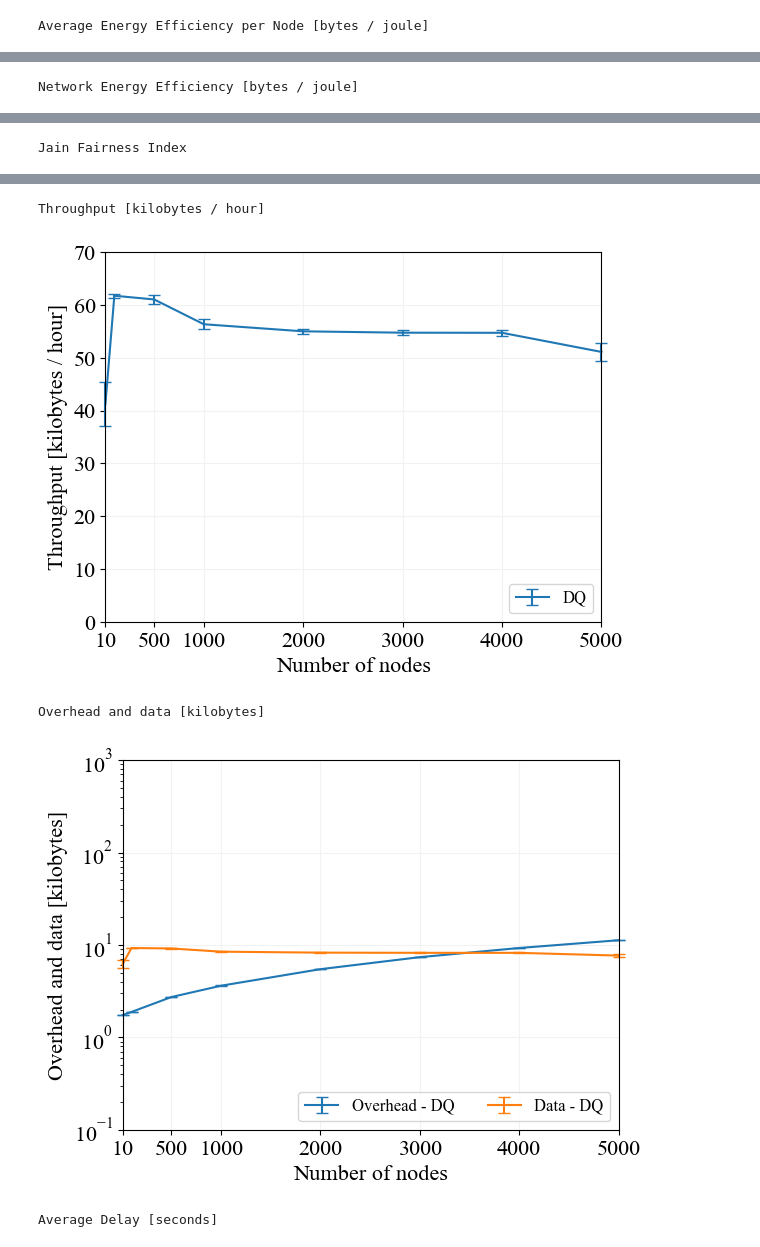
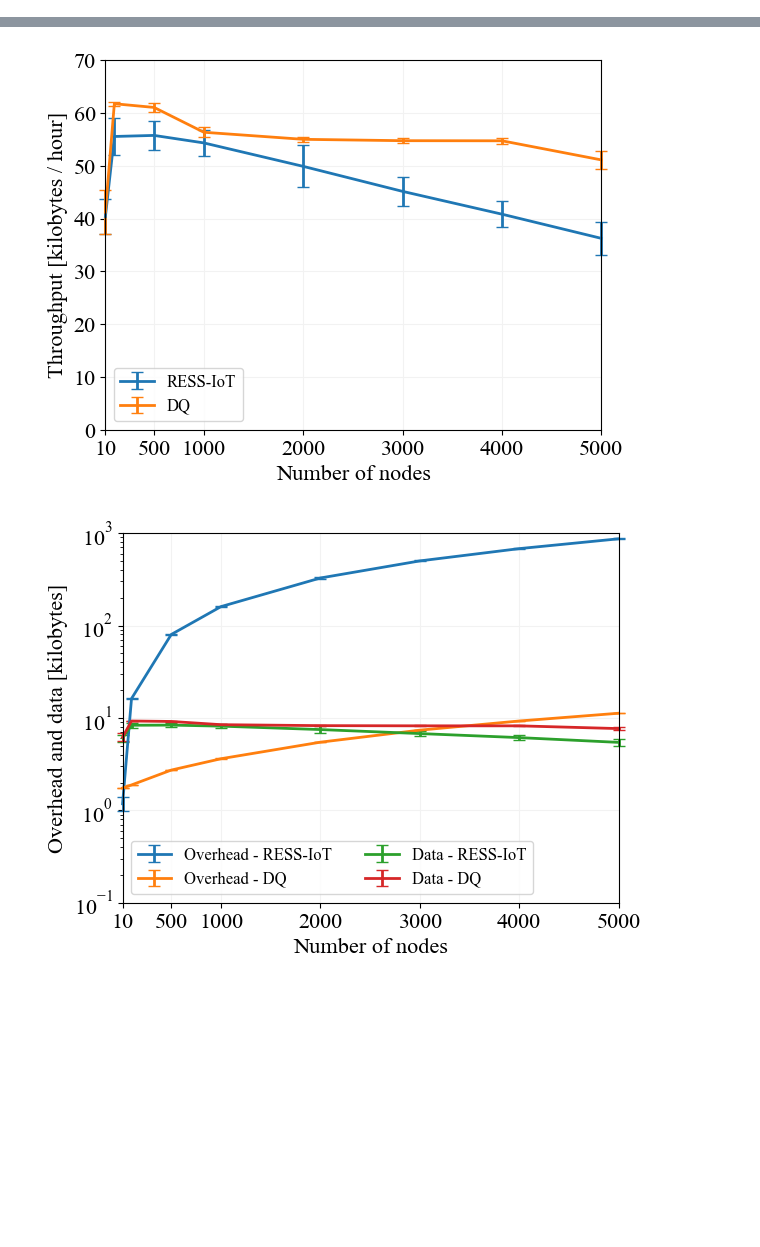
Before and after one commit to jason-gerard/DRAAF-pipeline, a Jupyter notebook: DRAAF_pipeline/workspaces/draaf_conference_workspace/client.ipynb, the cells around one changed output, grey strips where cells are left out. Cells and saved outputs as stored; diff of their text form; code cells hidden in the pictures; blank space fills up the shorter version.

```diff
--- a/DRAAF_pipeline/workspaces/draaf_conference_workspace/client.ipynb
+++ b/DRAAF_pipeline/workspaces/draaf_conference_workspace/client.ipynb
@@ -4,7 +4,7 @@ from DRAAF_pipeline.graph_manager import GraphManager, GenericPlotter
 from DRAAF_pipeline.metric_engine import MetricEngine
 # %%
 workspace_name = "draaf_conference_workspace"
-data_sources = ["DQ-m=9"]
+data_sources = ["RESS-IoT-wrx=7,alpha=0.125", "DQ-m=9"]
 node_counts = [10, 100, 500, 1000, 2000, 3000, 4000, 5000]
 # %%
 data_source_to_protocol = {
@@ -26,17 +30,17 @@ graph_manager = GraphManager(workspace_name)
 
 generic_plotter = GenericPlotter(graph_manager, data_sources, node_counts)
 
-generic_plotter.plot([MetricEngine.SATELLITE_ENERGY_EFFICIENCY], MetricEngine.SATELLITE_ENERGY_EFFICIENCY, [0, 400], False, legend_pos="lower right")
+generic_plotter.plot([MetricEngine.SATELLITE_ENERGY_EFFICIENCY], MetricEngine.SATELLITE_ENERGY_EFFICIENCY, [0, 400], False)
 
-generic_plotter.plot([MetricEngine.AVG_NODE_ENERGY_EFFICIENCY], MetricEngine.AVG_NODE_ENERGY_EFFICIENCY, [0.1, 150], True, legend_pos="upper right")
+generic_plotter.plot([MetricEngine.AVG_NODE_ENERGY_EFFICIENCY], MetricEngine.AVG_NODE_ENERGY_EFFICIENCY, [0.1, 150], True)
 
-generic_plotter.plot([MetricEngine.NETWORK_ENERGY_EFFICIENCY], MetricEngine.NETWORK_ENERGY_EFFICIENCY, [0.1, 150], True, legend_pos="upper right")
+generic_plotter.plot([MetricEngine.NETWORK_ENERGY_EFFICIENCY], MetricEngine.NETWORK_ENERGY_EFFICIENCY, [0.1, 150], True)
 
-generic_plotter.plot([MetricEngine.JFI], MetricEngine.JFI, [0.01, 1], True, legend_pos="upper right")
+generic_plotter.plot([MetricEngine.JFI], MetricEngine.JFI, [0.01, 1], True)
 
-generic_plotter.plot([MetricEngine.THROUGHPUT], MetricEngine.THROUGHPUT, [0, 70], legend_pos="lower right")
+generic_plotter.plot([MetricEngine.THROUGHPUT], MetricEngine.THROUGHPUT, [0, 70])
 
-generic_plotter.plot([MetricEngine.OVERHEAD, MetricEngine.DATA], "Overhead and data [kilobytes]", [0.1, 1000], True, True, legend_pos="lower right")
+generic_plotter.plot([MetricEngine.OVERHEAD, MetricEngine.DATA], "Overhead and data [kilobytes]", [0.1, 1000], True, True)
 
-generic_plotter.plot([MetricEngine.AVERAGE_DELAY], MetricEngine.AVERAGE_DELAY, [0, 300], legend_pos="lower right")
+generic_plotter.plot([MetricEngine.AVERAGE_DELAY], MetricEngine.AVERAGE_DELAY, [0, 300])
 # %% [output]
@@ -45 +47,0 @@ Satellite Energy Efficiency [bytes / joule]
-Average Energy Efficiency per Node [bytes / joule]
@@ -47 +48,0 @@ Average Energy Efficiency per Node [bytes / joule]
-Network Energy Efficiency [bytes / joule]
@@ -49 +49,0 @@ Network Energy Efficiency [bytes / joule]
-Jain Fairness Index
@@ -51,5 +51,2 @@ Jain Fairness Index
-Throughput [kilobytes / hour]
-[figure, old version]
+[figure, new version]
-Overhead and data [kilobytes]
-[figure, old version]
+[figure, new version]
-Average Delay [seconds]
```
Also changed, not shown: parts of 2 cells of this notebook, 17 other files.
